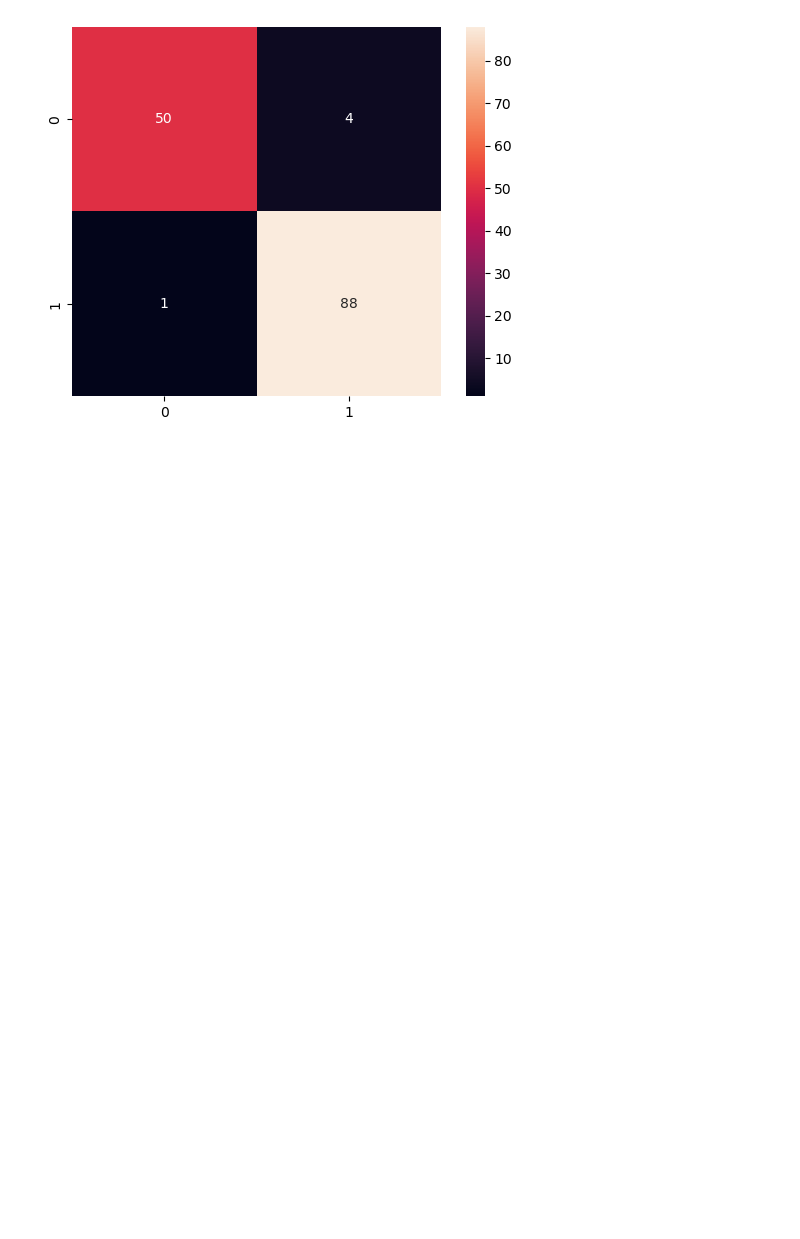
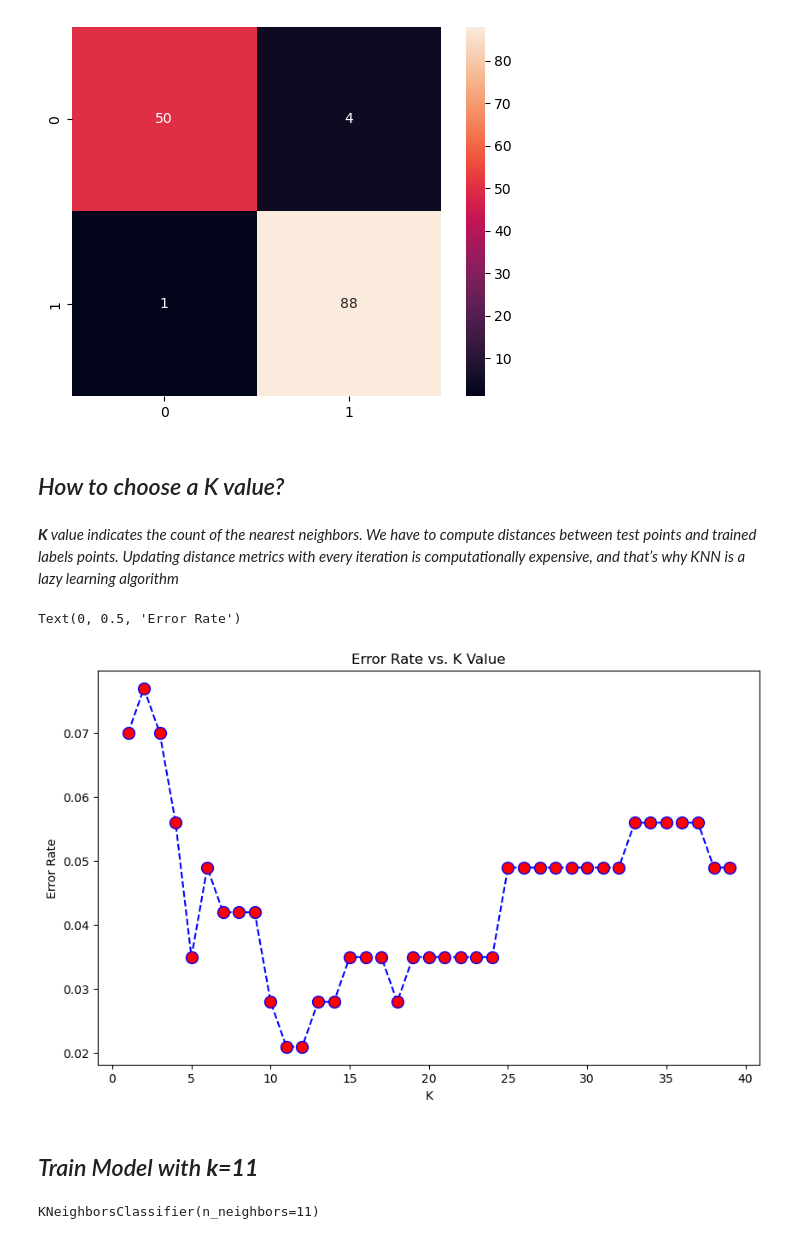
Before and after one commit to amirhosein-ziaei/Machine_Learning_Course, a Jupyter notebook: k-Nearest Neighbors/K-Nearest Neighbors.ipynb, the cells around one changed output. Saved outputs shown, nothing was run; the diff lists cells and outputs as text; code cells hidden in the pictures; blank space fills up the shorter version.

```diff
--- a/k-Nearest Neighbors/K-Nearest Neighbors.ipynb
+++ b/k-Nearest Neighbors/K-Nearest Neighbors.ipynb
@@ -166,3 +166,28 @@ sns.heatmap(cm, square=True , annot=True)
 # %% [output]
 <AxesSubplot:>
 [figure]
+# %% [markdown]
+## *How to choose a K value?*
+# %% [markdown]
+***K** value indicates the count of the nearest neighbors. We have to compute distances between test points and trained labels points. Updating distance metrics with every iteration is computationally expensive, and that’s why KNN is a lazy learning algorithm*
+# %%
+error_rate = []
+# Might take some time
+for i in range(1,40):
+
+    knn = KNeighborsClassifier(n_neighbors=i)
+    knn.fit(X_train,y_train)
+    pred_i = knn.predict(X_test)
+    error_rate.append(np.mean(pred_i != y_test))
+# %%
+plt.figure(figsize=(10,6))
+plt.plot(range(1,40),error_rate,color='blue', linestyle='dashed', marker='o',
+         markerfacecolor='red', markersize=10)
+plt.title('Error Rate vs. K Value')
+plt.xlabel('K')
+plt.ylabel('Error Rate')
+# %% [output]
+Text(0, 0.5, 'Error Rate')
+[figure, added]
+# %% [markdown]
+## *Train Model with **k=11***
@@ -168,0 +196,4 @@ sns.heatmap(cm, square=True , annot=True)
+# %%
+knn.fit(X_train, y_train)
+# %% [output]
+KNeighborsClassifier(n_neighbors=11)
```
Also changed, not shown: parts of 4 cells of this notebook.
